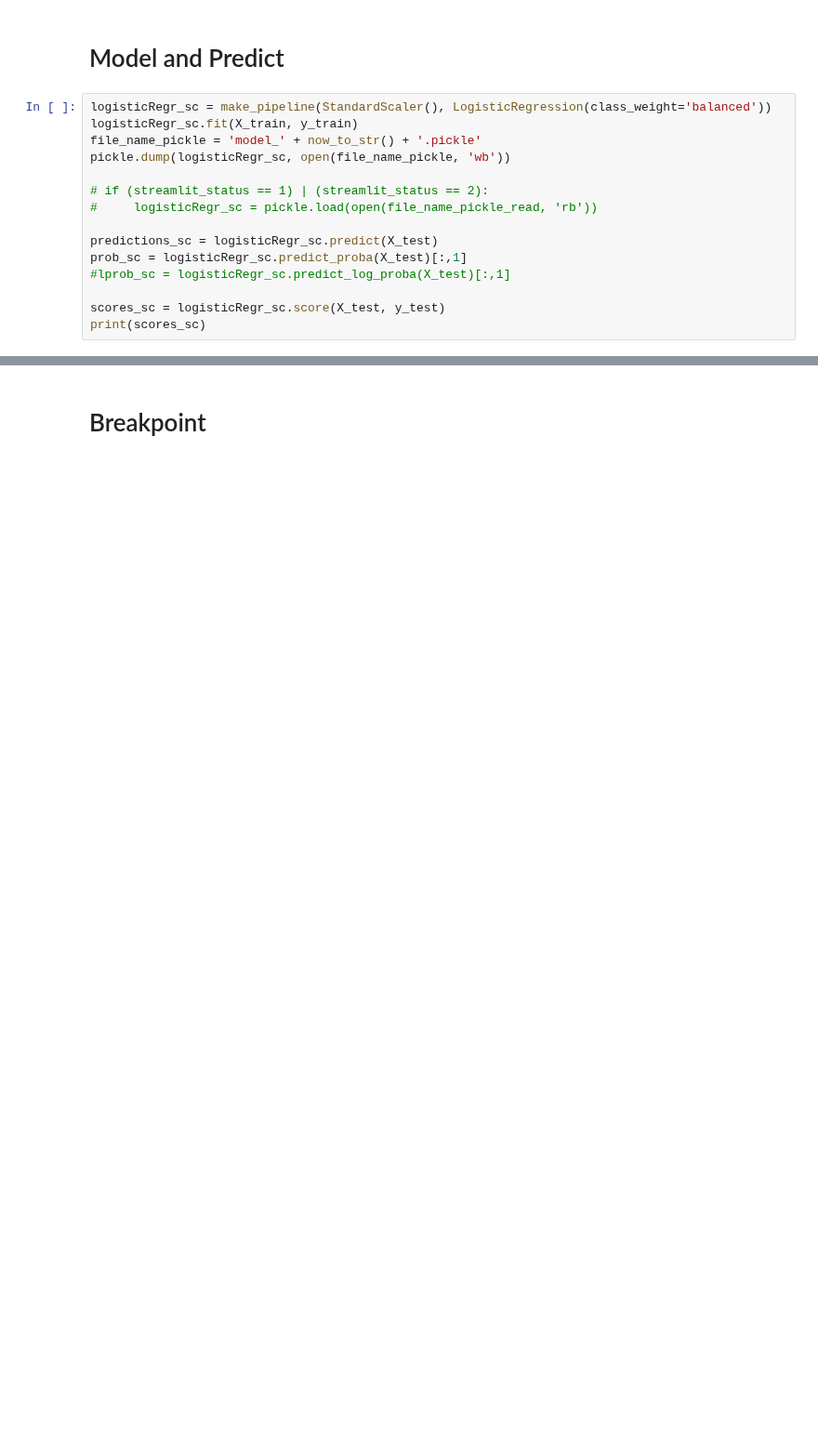
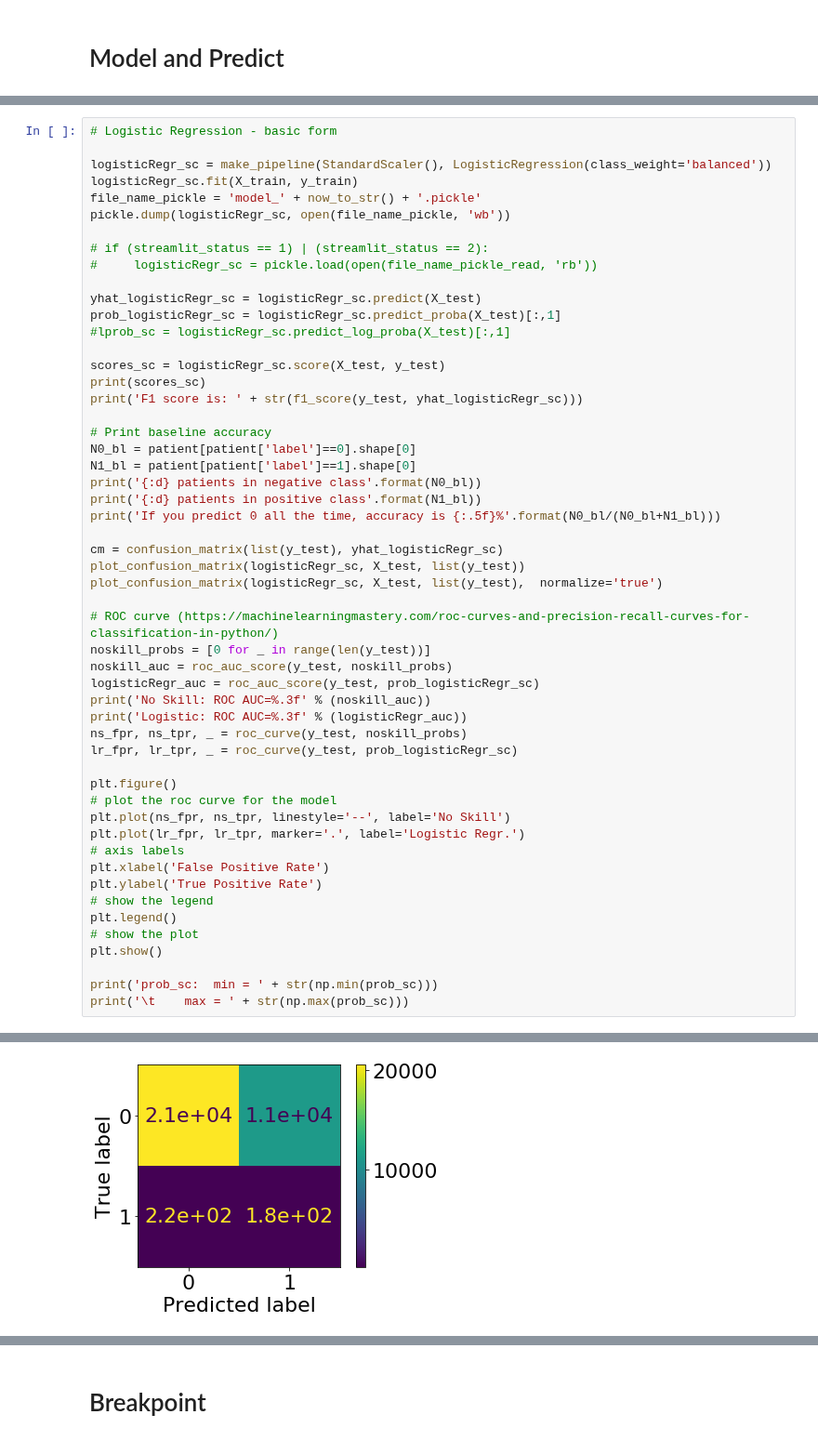
Before and after one commit to horwitzr/ViTalErt, a Jupyter notebook: models/Model.ipynb, the cells around one changed output, grey strips where cells are left out. Shown at 93% size. Cells and saved outputs as stored; diff of their text form; blank space fills up the shorter version.

Commit message:
have logistic regression pipeline in place with evaluation methods but need to add more features and RF and different models

```diff
--- a/models/Model.ipynb
+++ b/models/Model.ipynb
@@ -127,18 +297,3 @@ if (streamlit_status == 1) | (streamlit_status == 2):
     X_test = pd.DataFrame(input_data, columns=['age', 'admissionweight'])
 # %% [markdown]
 # Model and Predict
-# %%
-logisticRegr_sc = make_pipeline(StandardScaler(), LogisticRegression(class_weight='balanced'))
-logisticRegr_sc.fit(X_train, y_train)
-file_name_pickle = 'model_' + now_to_str() + '.pickle'
-pickle.dump(logisticRegr_sc, open(file_name_pickle, 'wb'))
-
-# if (streamlit_status == 1) | (streamlit_status == 2):
-#     logisticRegr_sc = pickle.load(open(file_name_pickle_read, 'rb'))
-
-predictions_sc = logisticRegr_sc.predict(X_test)
-prob_sc = logisticRegr_sc.predict_proba(X_test)[:,1]
-#lprob_sc = logisticRegr_sc.predict_log_proba(X_test)[:,1]
-
-scores_sc = logisticRegr_sc.score(X_test, y_test)
-print(scores_sc)
@@ -170,0 +300,54 @@ If you predict 0 all the time, accuracy is 0.98790%
+# %%
+# Logistic Regression - basic form
+
+logisticRegr_sc = make_pipeline(StandardScaler(), LogisticRegression(class_weight='balanced'))
+logisticRegr_sc.fit(X_train, y_train)
+file_name_pickle = 'model_' + now_to_str() + '.pickle'
+pickle.dump(logisticRegr_sc, open(file_name_pickle, 'wb'))
+
+# if (streamlit_status == 1) | (streamlit_status == 2):
+#     logisticRegr_sc = pickle.load(open(file_name_pickle_read, 'rb'))
+
+yhat_logisticRegr_sc = logisticRegr_sc.predict(X_test)
+prob_logisticRegr_sc = logisticRegr_sc.predict_proba(X_test)[:,1]
+#lprob_sc = logisticRegr_sc.predict_log_proba(X_test)[:,1]
+
+scores_sc = logisticRegr_sc.score(X_test, y_test)
+print(scores_sc)
+print('F1 score is: ' + str(f1_score(y_test, yhat_logisticRegr_sc)))
+
+# Print baseline accuracy
+N0_bl = patient[patient['label']==0].shape[0]
+N1_bl = patient[patient['label']==1].shape[0]
+print('{:d} patients in negative class'.format(N0_bl))
+print('{:d} patients in positive class'.format(N1_bl))
+print('If you predict 0 all the time, accuracy is {:.5f}%'.format(N0_bl/(N0_bl+N1_bl)))
+
+cm = confusion_matrix(list(y_test), yhat_logisticRegr_sc)
+plot_confusion_matrix(logisticRegr_sc, X_test, list(y_test))
+plot_confusion_matrix(logisticRegr_sc, X_test, list(y_test),  normalize='true')
+
+# ROC curve (https://machinelearningmastery.com/roc-curves-and-precision-recall-curves-for-classification-in-python/)
+noskill_probs = [0 for _ in range(len(y_test))]
+noskill_auc = roc_auc_score(y_test, noskill_probs)
+logisticRegr_auc = roc_auc_score(y_test, prob_logisticRegr_sc)
+print('No Skill: ROC AUC=%.3f' % (noskill_auc))
+print('Logistic: ROC AUC=%.3f' % (logisticRegr_auc))
+ns_fpr, ns_tpr, _ = roc_curve(y_test, noskill_probs)
+lr_fpr, lr_tpr, _ = roc_curve(y_test, prob_logisticRegr_sc)
+
+plt.figure()
+# plot the roc curve for the model
+plt.plot(ns_fpr, ns_tpr, linestyle='--', label='No Skill')
+plt.plot(lr_fpr, lr_tpr, marker='.', label='Logistic Regr.')
+# axis labels
+plt.xlabel('False Positive Rate')
+plt.ylabel('True Positive Rate')
+# show the legend
+plt.legend()
+# show the plot
+plt.show()
+
+print('prob_sc:  min = ' + str(np.min(prob_sc)))
+print('\t    max = ' + str(np.max(prob_sc)))
+# %% [output]
@@ -170,0 +361 @@ If you predict 0 all the time, accuracy is 0.98790%
+[figure, added]
```
Also changed, not shown: parts of 27 cells of this notebook, 1 other file.
